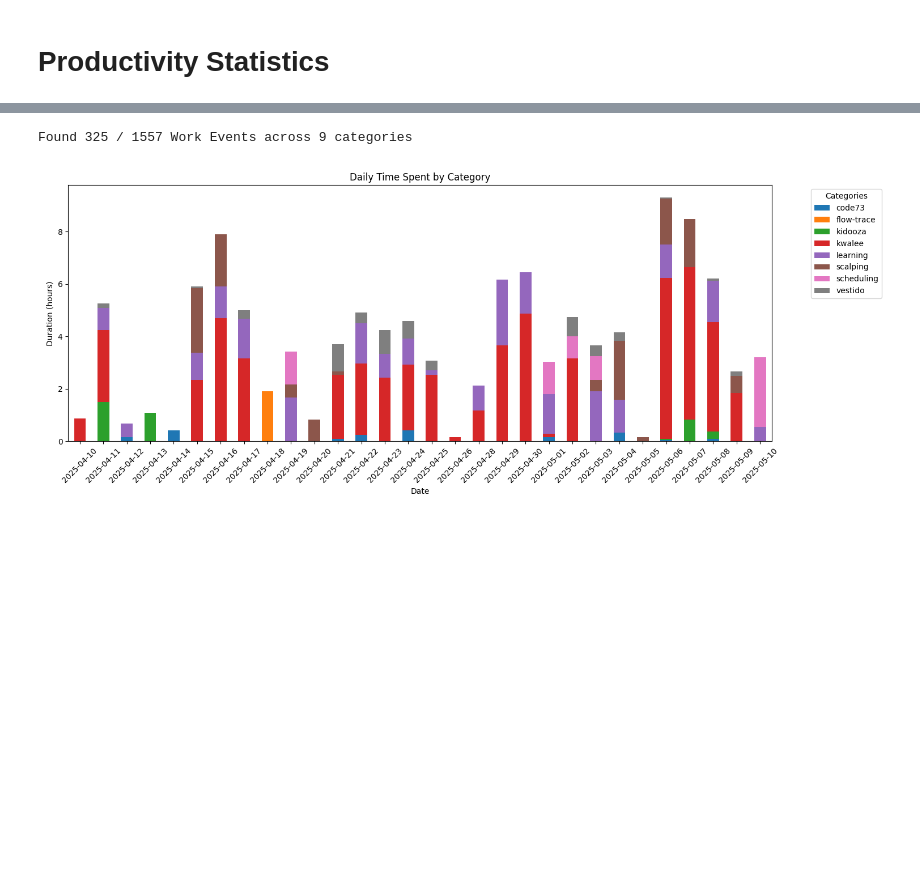
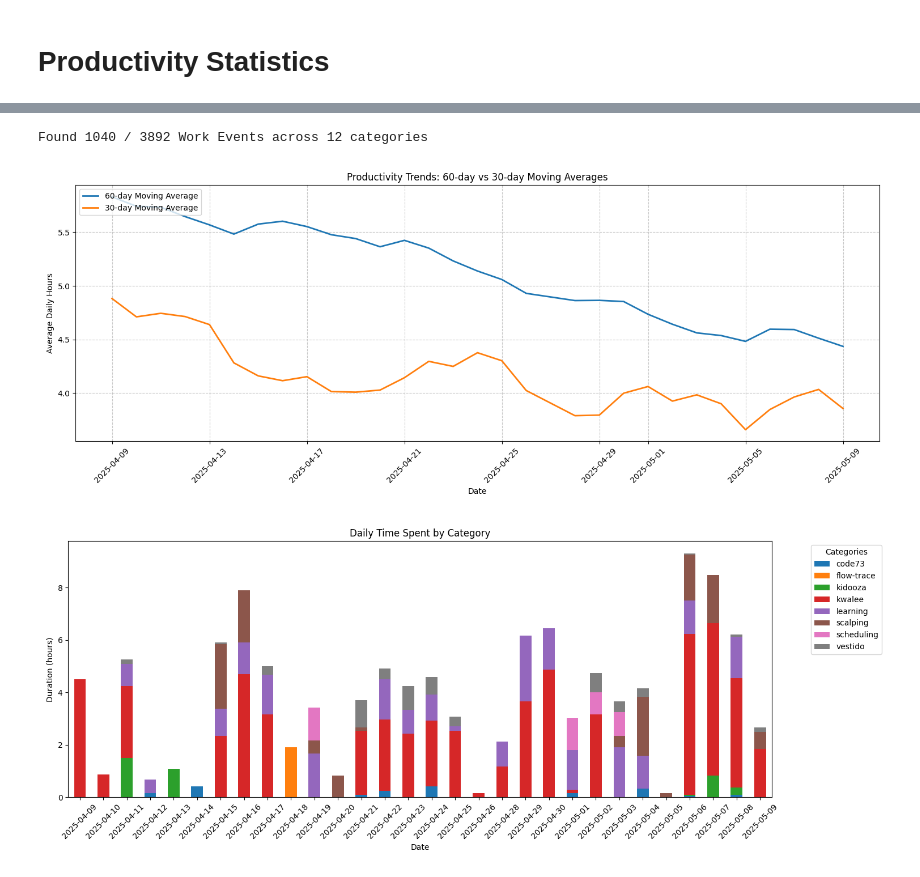
Before and after one commit to fahimalizain/calendar-ipynb, a Jupyter notebook: calendar_ipynb/productivity.ipynb, the cells around one changed output, grey strips where cells are left out. Saved outputs shown, nothing was run; the diff lists cells and outputs as text; code cells hidden in the pictures; blank space fills up the shorter version.

```diff
--- a/calendar_ipynb/productivity.ipynb
+++ b/calendar_ipynb/productivity.ipynb
@@ -57,12 +68,22 @@ print("Found {} / {} Work Events".format(
     len(work_events),
     len(events)
 ), "across {} categories".format(len(categories)))
+
+last_30_work_events = [
+    x for x in work_events
+    if datetime.fromisoformat(x["start"]["dateTime"]).date() >= (_90days_ago + timedelta(days=60))
+]
 # %% [output]
-Found 325 / 1557 Work Events across 9 categories
+Found 1040 / 3892 Work Events across 12 categories
+# %%
+from calendar_ipynb.ipywidgets.productivity_ipynb.productivity_60d_v_90d_avg import show_productivity_line_60d_v_30d_avg
+show_productivity_line_60d_v_30d_avg(work_events)
+# %% [output]
+[figure, added]
 # %%
 from calendar_ipynb.ipywidgets.productivity_ipynb.productivity_bargraph_grouped_by_day import show_productivity_bargraph_grouped_by_day
-show_productivity_bargraph_grouped_by_day(work_events)
+show_productivity_bargraph_grouped_by_day(last_30_work_events)
 # %% [output]
-[figure, old version]
+[figure, new version]
 # %%
 from calendar_ipynb.ipywidgets.productivity_ipynb.productivity_heatmap_hourly import show_productivity_weekday_heatmap
```
Also changed, not shown: parts of 4 cells of this notebook, 3 other files.
